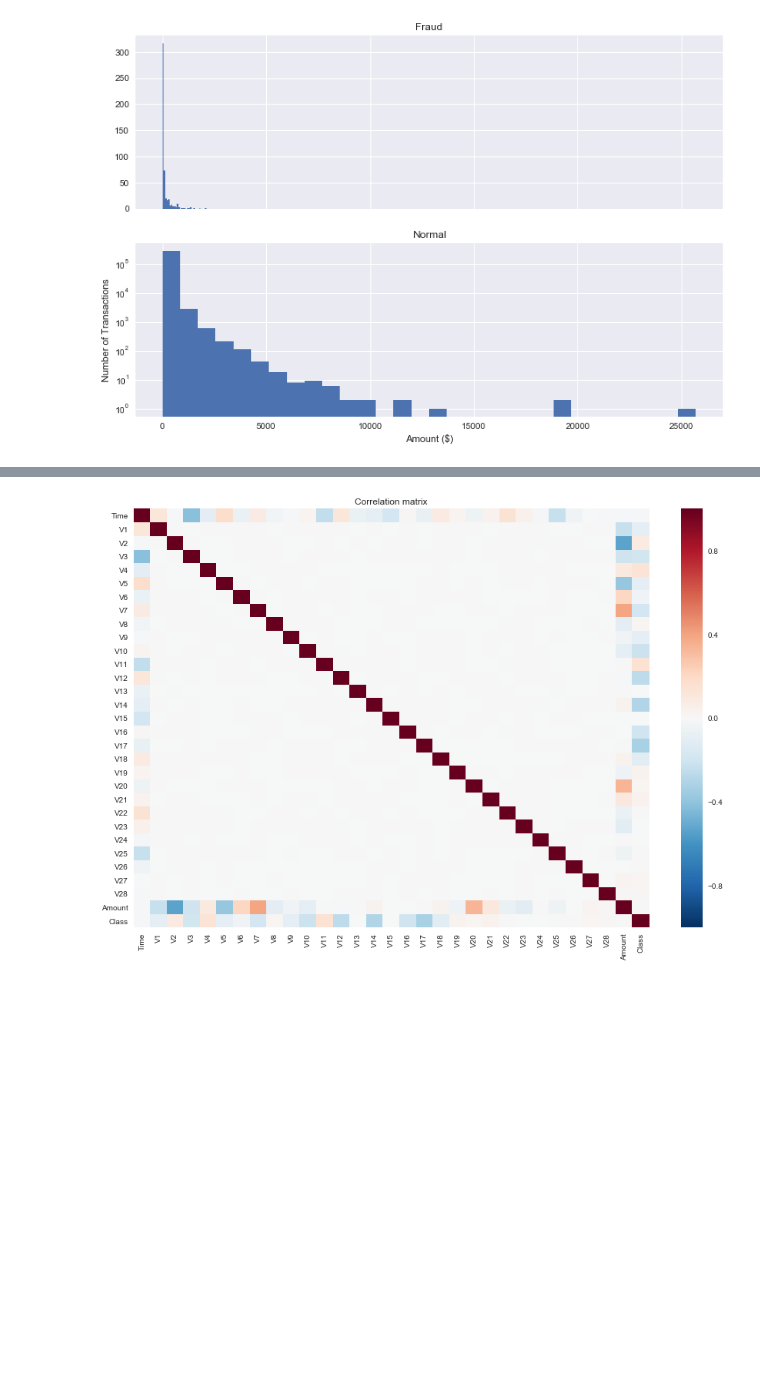
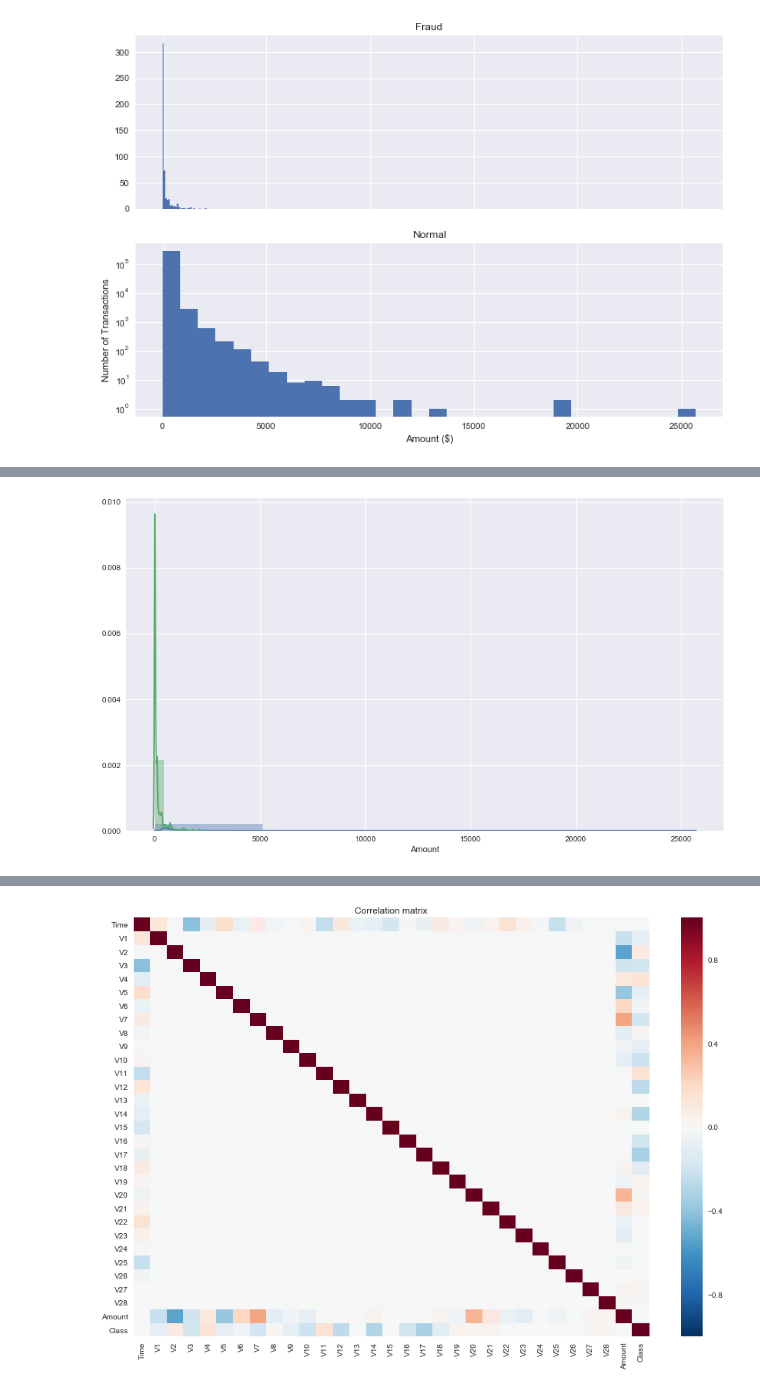
Before and after one commit to lovablebaby/cardFraudDetection, a Jupyter notebook: cardFraudDetection.ipynb, the cells around one changed output, grey strips where cells are left out. Drawn from its saved outputs; the diff is of its cells as text; code cells hidden in the pictures; blank space fills up the shorter version.

```diff
--- a/cardFraudDetection.ipynb
+++ b/cardFraudDetection.ipynb
@@ -166,0 +180,10 @@ plt.show()
+# %%
+class_0 = df.loc[df['Class'] == 0]["Amount"]
+class_1 = df.loc[df['Class'] == 1]["Amount"]
+plt.figure(figsize = (14,8))
+sns.set_color_codes("pastel")
+sns.distplot(class_0,kde=True,bins=5)
+sns.distplot(class_1,kde=True,bins=5)
+plt.show()
+# %% [output]
+[figure, added]
```
Also changed, not shown: parts of 64 cells of this notebook.
